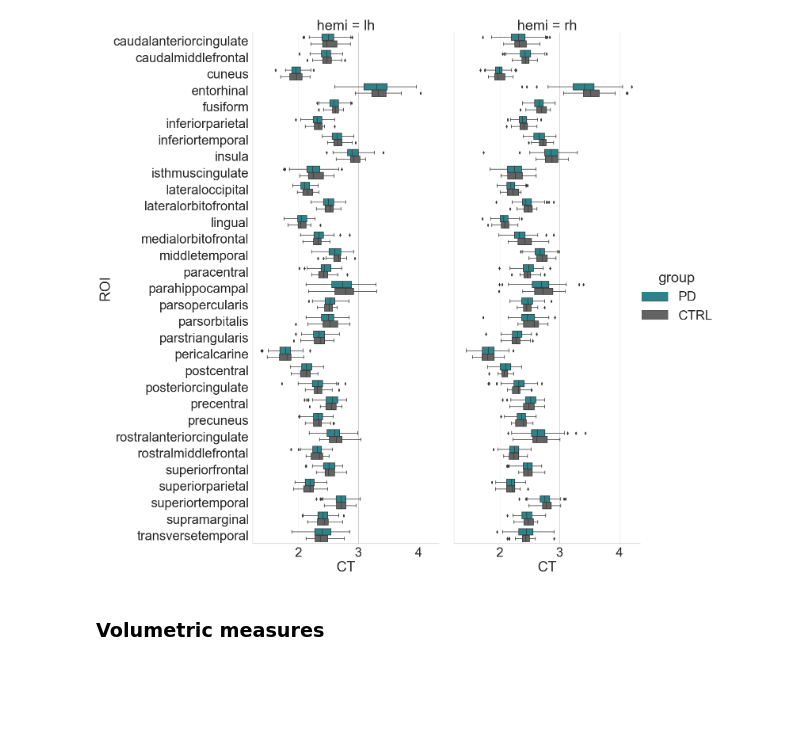
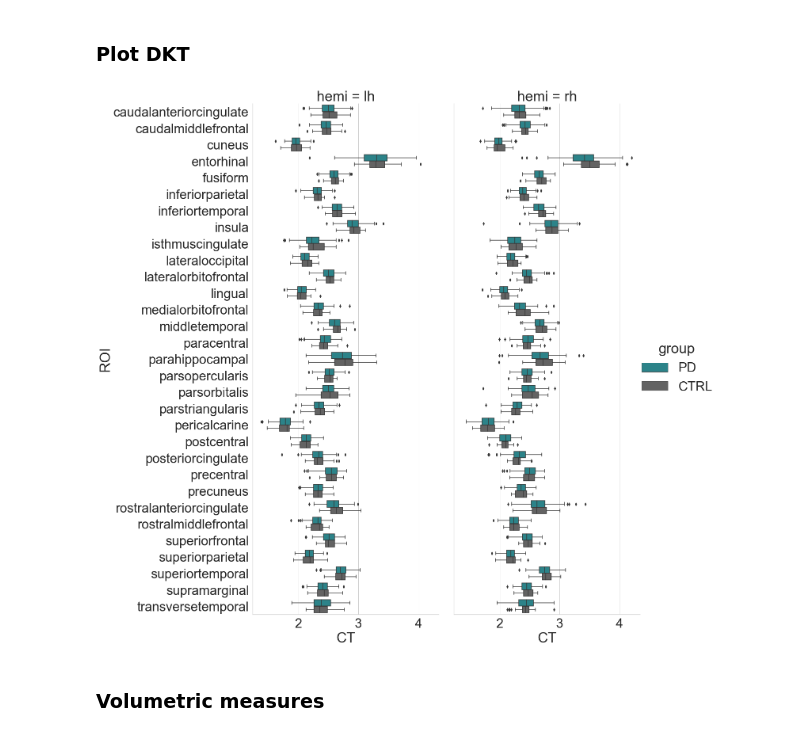
Before and after one commit to yarikoptic/mr_proc, a Jupyter notebook: analysis/CT/notebooks/FS_stats.ipynb, the cells around one changed output. Drawn from its saved outputs; the diff is of its cells as text; code cells hidden in the pictures; blank space fills up the shorter version.

```diff
--- a/analysis/CT/notebooks/FS_stats.ipynb
+++ b/analysis/CT/notebooks/FS_stats.ipynb
@@ -162,0 +59,8 @@ sns.palplot(palette)
+# %%
+demo_cols = ["bids_id","sex","dob","group","visit_01"]
+
+demographics_df = pd.read_csv(current_mr_proc_manifest_csv)[demo_cols]
+demographics_df["age"] = (pd.to_datetime(df["visit_01"]) - pd.to_datetime(df["dob"]))/ np.timedelta64(1, 'Y')
+
+print(f"n_demographics_subs: {len(demographics_df)}")
+demographics_df.head()
@@ -162,0 +118,12 @@ sns.palplot(palette)
+# %%
+CT_DKT_df = pd.read_csv(DKT_csv)
+CT_DKT_df = CT_DKT_df.drop(columns=["Unnamed: 0"])
+CT_DKT_df = CT_DKT_df.rename(columns={"subject_id":"bids_id"})
+
+bids_ids = list(CT_DKT_df["bids_id"])
+print(f"n_bids: {len(bids_ids)}")
+
+CT_DKT_df = pd.merge(CT_DKT_df,demographics_df,on="bids_id",how="left")
+CT_DKT_df.head()
+
+CT_DKT_df.head()
@@ -163,20 +171,24 @@ sns.palplot(palette)
+# %% [markdown]
+### Plot DKT
 # %%
+save_fig = True
+
 CT_DKT_df_melt = CT_DKT_df.melt(
     id_vars=demo_cols + ["hemi"],
     var_name="ROI",
-    value_name="CT",
-)
+    value_name="CT")
 
 plot_df = CT_DKT_df_melt.copy()
 plot_df["ROI"] = plot_df["ROI"].astype(str)
 
-
 sns.set(font_scale=3)
 with sns.axes_style("whitegrid"):
-
     g = sns.catplot(y="ROI",x="CT", hue="group", col="hemi",kind="box",palette=palette, data=plot_df, aspect=0.5, height=20)
     # g.tick_params(axis='x', rotation=90, labelsize=14)
+
+if save_fig:
+    g.savefig(f"{figs_dir}/DKT.png")
 # %% [output]
-[figure, old version]
+[figure, new version]
 # %% [markdown]
 ### Volumetric measures
```
Also changed, not shown: parts of 38 cells of this notebook.
